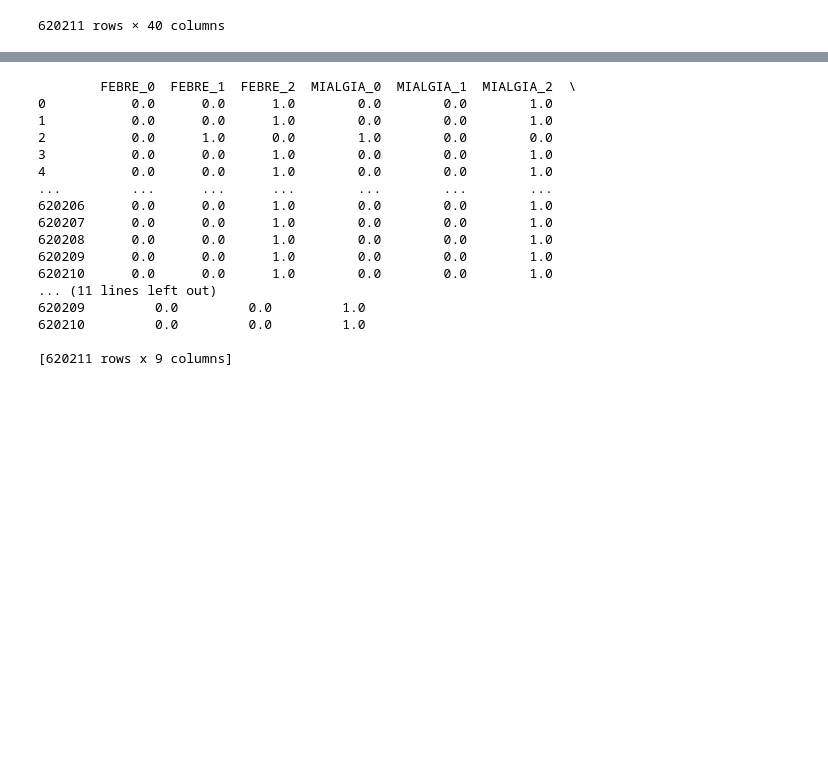
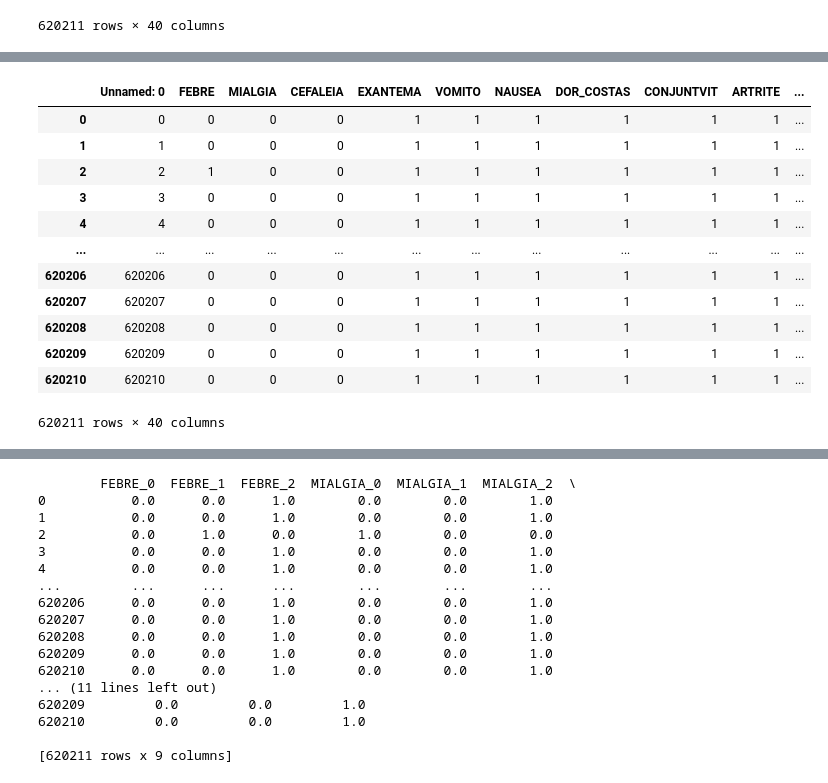
Before and after one commit to joj08066/PreprocessingACCSADML, a Jupyter notebook: preprocessamentonovo.ipynb, the cells around one changed output, grey strips where cells are left out. Drawn from its saved outputs; the diff is of its cells as text; code cells hidden in the pictures; blank space fills up the shorter version.

```diff
--- a/preprocessamentonovo.ipynb
+++ b/preprocessamentonovo.ipynb
@@ -377,0 +380,16 @@ Name: count, Length: 182115, dtype: int64
+# %%
+pd.read_csv("base_processada.csv")
+# %% [output]
+|  | Unnamed: 0 | FEBRE | MIALGIA | CEFALEIA | EXANTEMA | VOMITO | NAUSEA | DOR_COSTAS | CONJUNTVIT | ARTRITE | ... |
+| 0 | 0 | 0 | 0 | 0 | 1 | 1 | 1 | 1 | 1 | 1 | ... |
+| 1 | 1 | 0 | 0 | 0 | 1 | 1 | 1 | 1 | 1 | 1 | ... |
+| 2 | 2 | 1 | 0 | 0 | 1 | 1 | 1 | 1 | 1 | 1 | ... |
+| 3 | 3 | 0 | 0 | 0 | 1 | 1 | 1 | 1 | 1 | 1 | ... |
+| 4 | 4 | 0 | 0 | 0 | 1 | 1 | 1 | 1 | 1 | 1 | ... |
+| ... | ... | ... | ... | ... | ... | ... | ... | ... | ... | ... | ... |
+| 620206 | 620206 | 0 | 0 | 0 | 1 | 1 | 1 | 1 | 1 | 1 | ... |
+| 620207 | 620207 | 0 | 0 | 0 | 1 | 1 | 1 | 1 | 1 | 1 | ... |
+| 620208 | 620208 | 0 | 0 | 0 | 1 | 1 | 1 | 1 | 1 | 1 | ... |
+| 620209 | 620209 | 0 | 0 | 0 | 1 | 1 | 1 | 1 | 1 | 1 | ... |
+| 620210 | 620210 | 0 | 0 | 0 | 1 | 1 | 1 | 1 | 1 | 1 | ... |
+620211 rows × 40 columns
```
Also changed, not shown: parts of 10 cells of this notebook, 9 other files.
